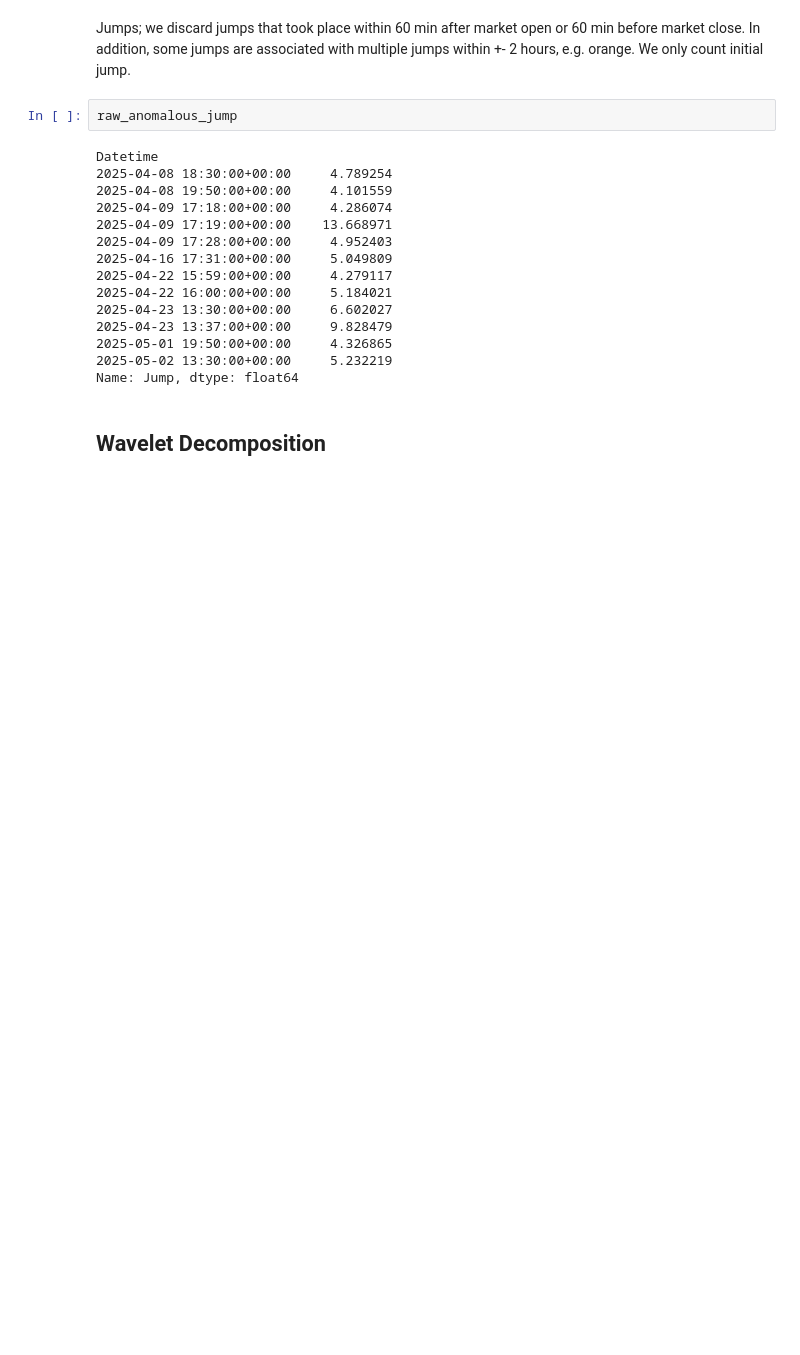
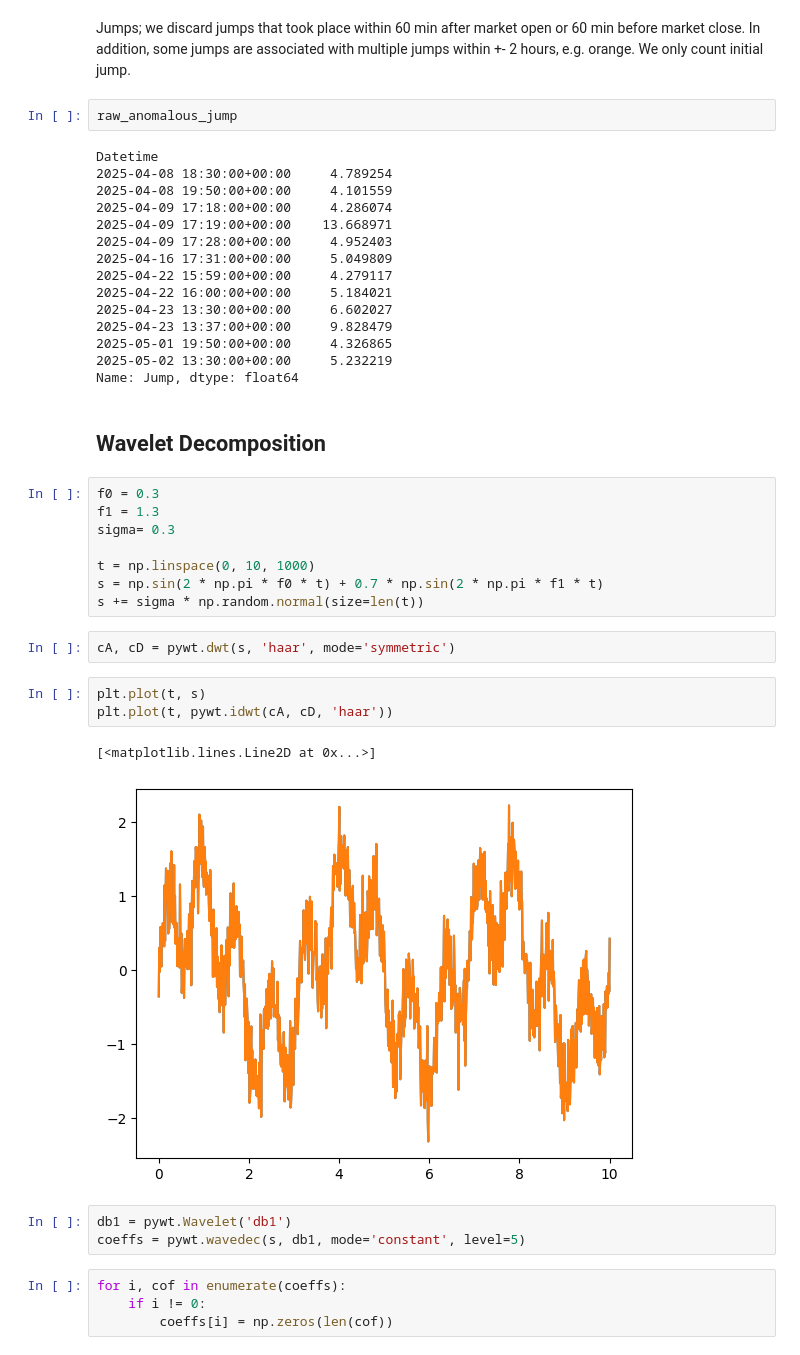
Before and after one commit to hjkim0620/Jump_Detection, a Jupyter notebook: jump_detection.ipynb, the cells around one changed output. Saved outputs shown, nothing was run; the diff lists cells and outputs as text; blank space fills up the shorter version.

Commit message:
wavelet first trial

```diff
--- a/jump_detection.ipynb
+++ b/jump_detection.ipynb
@@ -145,3 +146,26 @@ Datetime
 Name: Jump, dtype: float64
 # %% [markdown]
 ## Wavelet Decomposition
+# %%
+f0 = 0.3
+f1 = 1.3
+sigma= 0.3
+
+t = np.linspace(0, 10, 1000)
+s = np.sin(2 * np.pi * f0 * t) + 0.7 * np.sin(2 * np.pi * f1 * t)
+s += sigma * np.random.normal(size=len(t))
+# %%
+cA, cD = pywt.dwt(s, 'haar', mode='symmetric')
+# %%
+plt.plot(t, s)
+plt.plot(t, pywt.idwt(cA, cD, 'haar'))
+# %% [output]
+[<matplotlib.lines.Line2D at 0x...>]
+[figure, added]
+# %%
+db1 = pywt.Wavelet('db1')
+coeffs = pywt.wavedec(s, db1, mode='constant', level=5)
+# %%
+for i, cof in enumerate(coeffs):
+    if i != 0:
+        coeffs[i] = np.zeros(len(cof))
```
Also changed, not shown: parts of 3 cells of this notebook, 7 other files.
